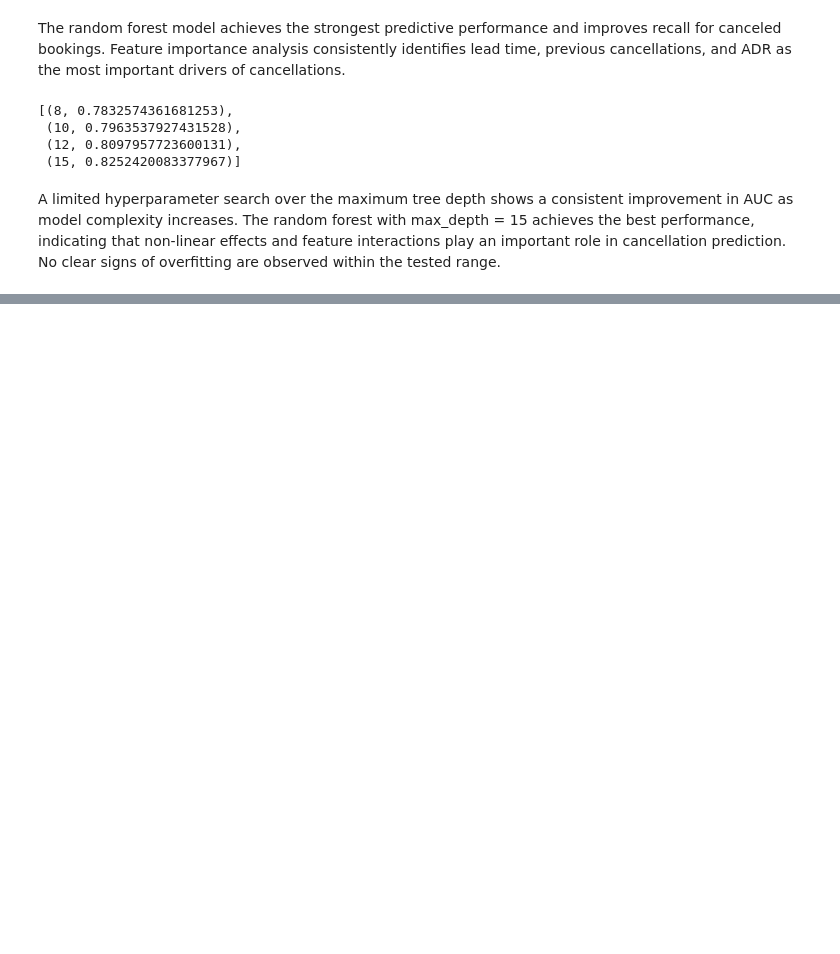
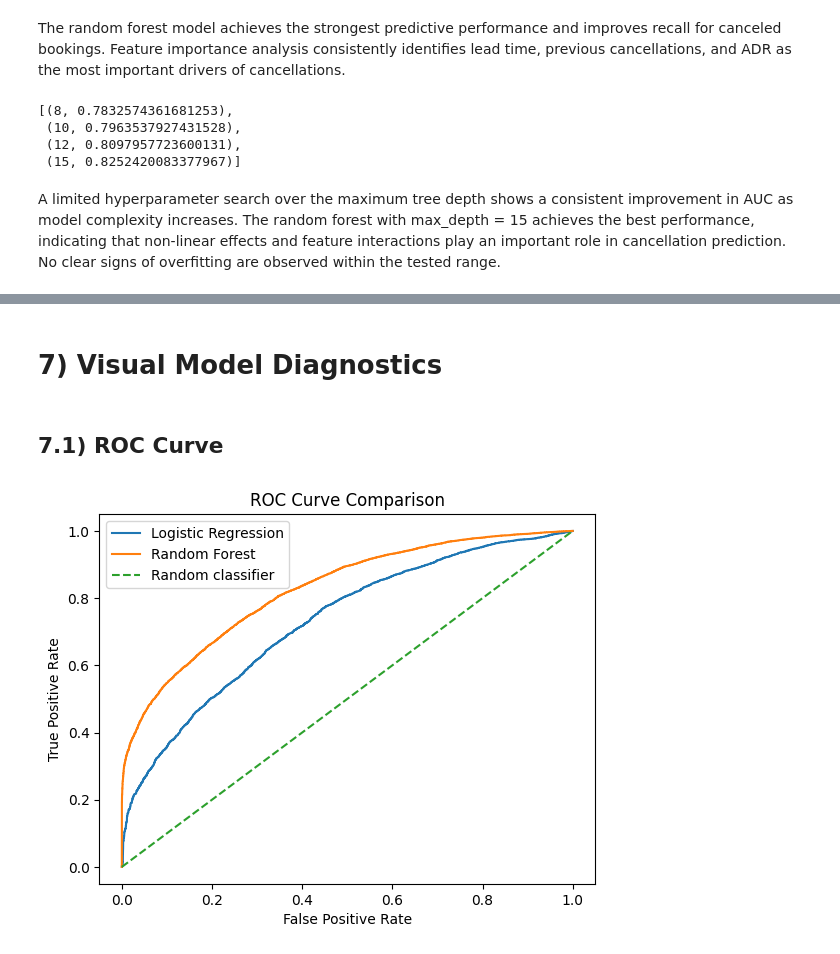
Before and after one commit to mdolf24/hotel-booking-demand, a Jupyter notebook: notebooks/03_modeling.ipynb, the cells around one changed output, grey strips where cells are left out. Saved outputs shown, nothing was run; the diff lists cells and outputs as text; code cells hidden in the pictures; blank space fills up the shorter version.

```diff
--- a/notebooks/03_modeling.ipynb
+++ b/notebooks/03_modeling.ipynb
@@ -318,0 +336,21 @@ comparison
+# %% [markdown]
+# 7) Visual Model Diagnostics
+# %% [markdown]
+## 7.1) ROC Curve
+# %%
+# ROC curve values
+fpr_lr, tpr_lr, _ = roc_curve(y_test, y_prob_test_lr)
+fpr_rf, tpr_rf, _ = roc_curve(y_test, y_prob_test_rf)
+
+plt.figure()
+plt.plot(fpr_lr, tpr_lr, label="Logistic Regression")
+plt.plot(fpr_rf, tpr_rf, label="Random Forest")
+plt.plot([0, 1], [0, 1], linestyle="--", label="Random classifier")
+
+plt.xlabel("False Positive Rate")
+plt.ylabel("True Positive Rate")
+plt.title("ROC Curve Comparison")
+plt.legend()
+plt.show()
+# %% [output]
+[figure, added]
```
Also changed, not shown: parts of 12 cells of this notebook.
